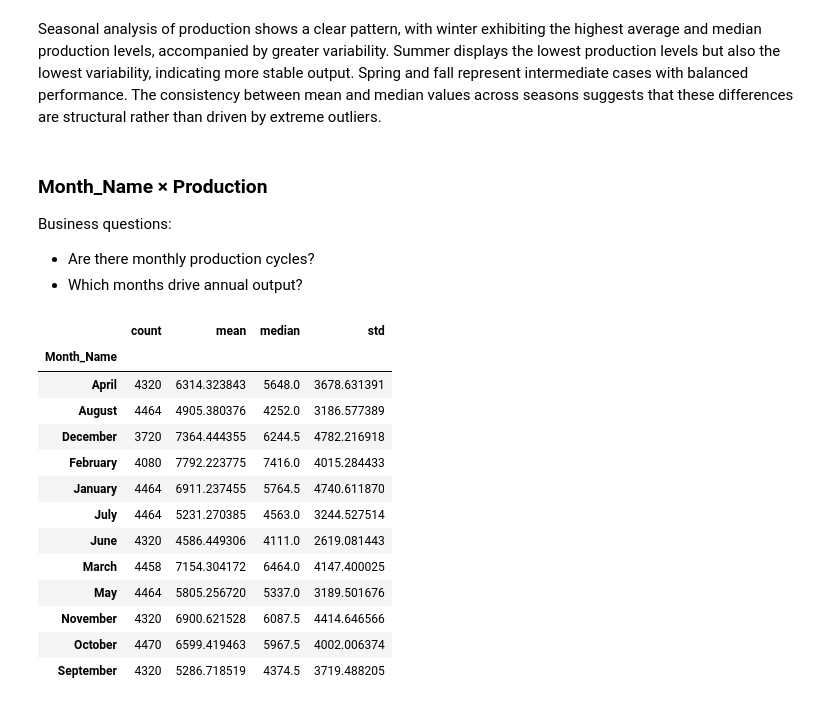
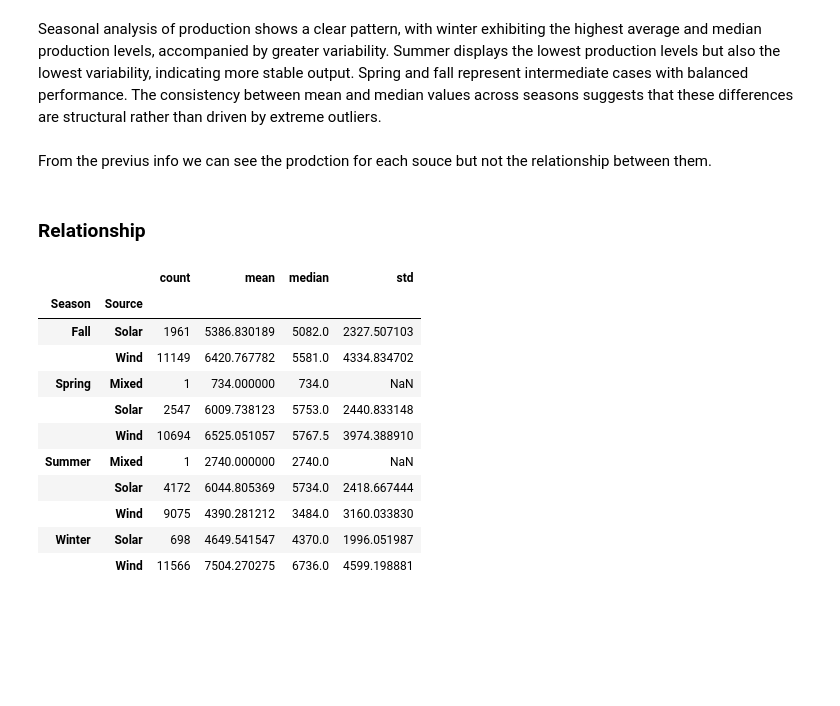
Before and after one commit to suzanacracco-max/project-2-eda-sql, a Jupyter notebook: Code Project Bivariated.ipynb, the cells around one changed output. Cells and saved outputs as stored; diff of their text form; code cells hidden in the pictures; blank space fills up the shorter version.

Commit message:
Bivariate Season-Source-Production

```diff
--- a/Code Project Bivariated.ipynb
+++ b/Code Project Bivariated.ipynb
@@ -220,27 +212,27 @@ plt.show()
 [figure]
 # %% [markdown]
 Seasonal analysis of production shows a clear pattern, with winter exhibiting the highest average and median production levels, accompanied by greater variability. Summer displays the lowest production levels but also the lowest variability, indicating more stable output. Spring and fall represent intermediate cases with balanced performance. The consistency between mean and median values across seasons suggests that these differences are structural rather than driven by extreme outliers.
-# %% [markdown]
-### Month_Name × Production
-
-Business questions:
- - Are there monthly production cycles?
- - Which months drive annual output?
+# %% [markdown]
+From the previus info we can see the prodction for each souce but not the relationship between them.
+# %% [markdown]
+### Relationship
 # %%
-month_stats = df.groupby("Month_Name")["Production"].agg(["count","mean","median","std"])
-month_stats
+season_source_stats = (
+    df.groupby(["Season", "Source"])["Production"]
+      .agg(["count", "mean", "median", "std"])
+)
+
+season_source_stats
 # %% [output]
-|  | count | mean | median | std |
-| Month_Name |  |  |  |  |
-| April | 4320 | 6314.323843 | 5648.0 | 3678.631391 |
-| August | 4464 | 4905.380376 | 4252.0 | 3186.577389 |
-| December | 3720 | 7364.444355 | 6244.5 | 4782.216918 |
-| February | 4080 | 7792.223775 | 7416.0 | 4015.284433 |
-| January | 4464 | 6911.237455 | 5764.5 | 4740.611870 |
-| July | 4464 | 5231.270385 | 4563.0 | 3244.527514 |
-| June | 4320 | 4586.449306 | 4111.0 | 2619.081443 |
-| March | 4458 | 7154.304172 | 6464.0 | 4147.400025 |
-| May | 4464 | 5805.256720 | 5337.0 | 3189.501676 |
-| November | 4320 | 6900.621528 | 6087.5 | 4414.646566 |
-| October | 4470 | 6599.419463 | 5967.5 | 4002.006374 |
-| September | 4320 | 5286.718519 | 4374.5 | 3719.488205 |
+|  |  | count | mean | median | std |
+| Season | Source |  |  |  |  |
+| Fall | Solar | 1961 | 5386.830189 | 5082.0 | 2327.507103 |
+|  | Wind | 11149 | 6420.767782 | 5581.0 | 4334.834702 |
+| Spring | Mixed | 1 | 734.000000 | 734.0 | NaN |
+|  | Solar | 2547 | 6009.738123 | 5753.0 | 2440.833148 |
+|  | Wind | 10694 | 6525.051057 | 5767.5 | 3974.388910 |
+| Summer | Mixed | 1 | 2740.000000 | 2740.0 | NaN |
+|  | Solar | 4172 | 6044.805369 | 5734.0 | 2418.667444 |
+|  | Wind | 9075 | 4390.281212 | 3484.0 | 3160.033830 |
+| Winter | Solar | 698 | 4649.541547 | 4370.0 | 1996.051987 |
+|  | Wind | 11566 | 7504.270275 | 6736.0 | 4599.198881 |
```
Also changed, not shown: parts of 20 cells of this notebook.
